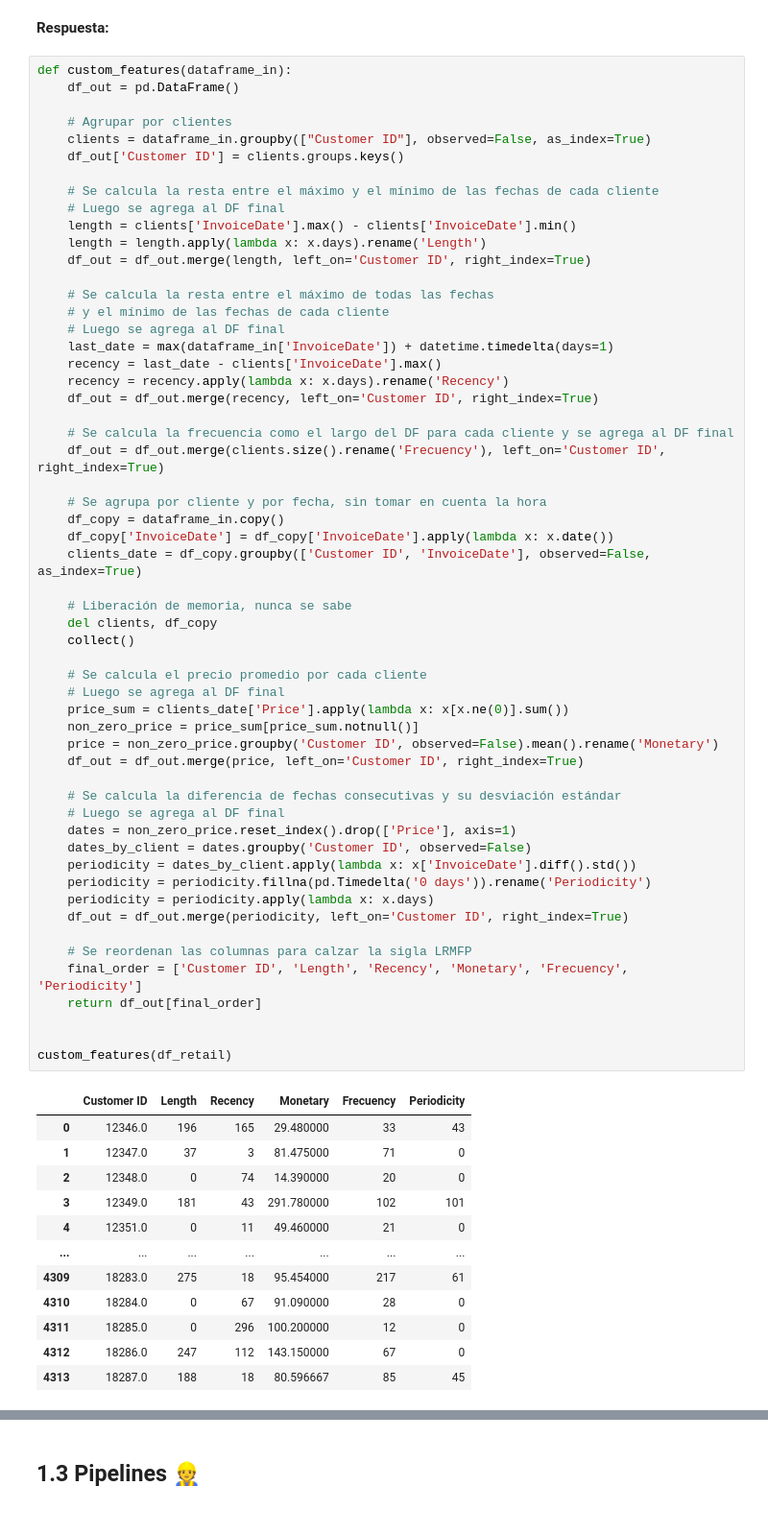
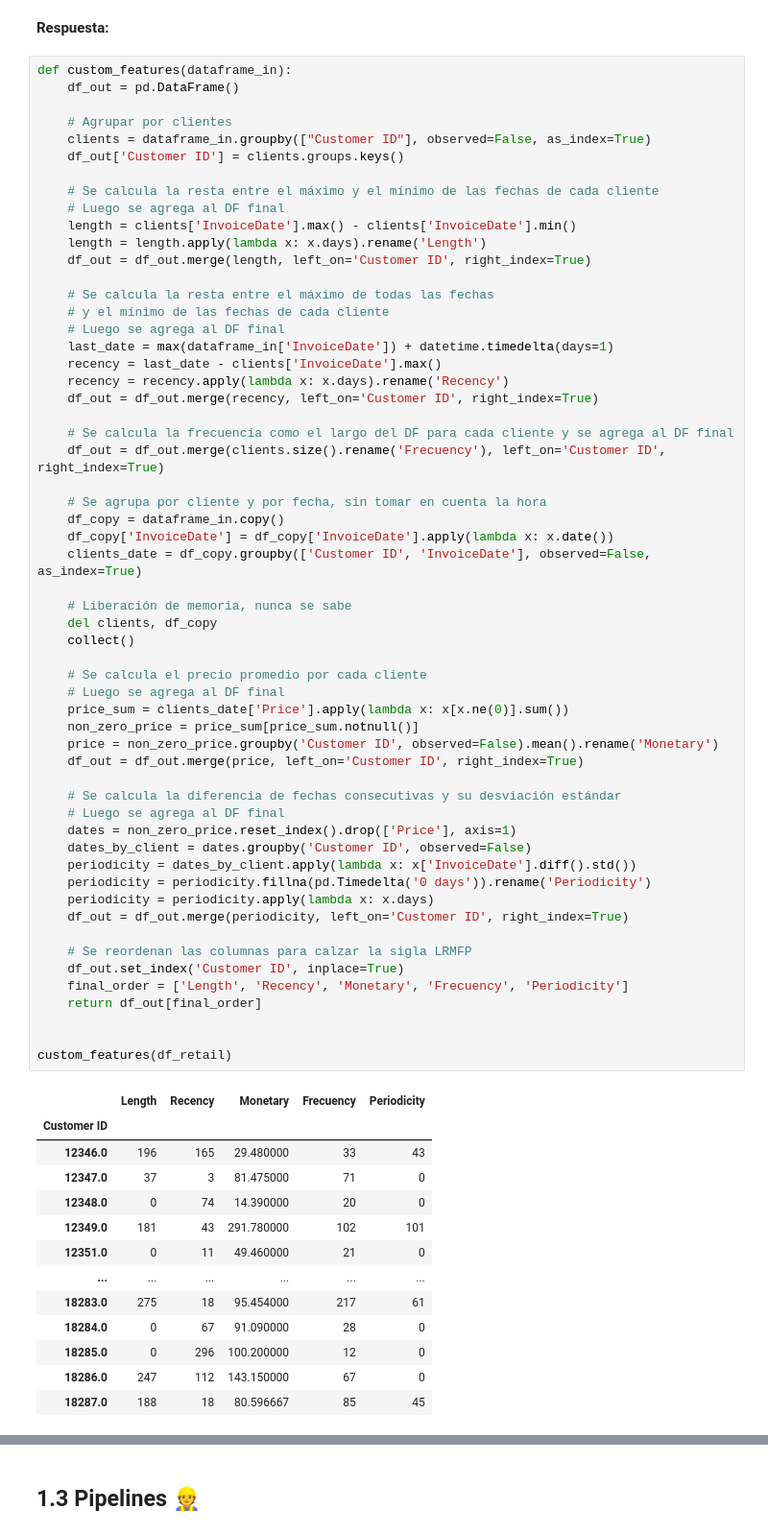
Before and after one commit to nicoacevedor/MDS7202, a Jupyter notebook: lab7/Lab7.ipynb, the cells around one changed output, grey strips where cells are left out. Shown at 96% size. Cells and saved outputs as stored; diff of their text form.

```diff
--- a/lab7/Lab7.ipynb
+++ b/lab7/Lab7.ipynb
@@ -181,43 +181,45 @@ def custom_features(dataframe_in):
     df_copy = dataframe_in.copy()
     df_copy['InvoiceDate'] = df_copy['InvoiceDate'].apply(lambda x: x.date())
     clients_date = df_copy.groupby(['Customer ID', 'InvoiceDate'], observed=False, as_index=True)
 
     # Liberación de memoria, nunca se sabe
     del clients, df_copy
     collect()
 
     # Se calcula el precio promedio por cada cliente
     # Luego se agrega al DF final
     price_sum = clients_date['Price'].apply(lambda x: x[x.ne(0)].sum())
     non_zero_price = price_sum[price_sum.notnull()]
     price = non_zero_price.groupby('Customer ID', observed=False).mean().rename('Monetary')
     df_out = df_out.merge(price, left_on='Customer ID', right_index=True)
 
     # Se calcula la diferencia de fechas consecutivas y su desviación estándar
     # Luego se agrega al DF final
     dates = non_zero_price.reset_index().drop(['Price'], axis=1)
     dates_by_client = dates.groupby('Customer ID', observed=False)
     periodicity = dates_by_client.apply(lambda x: x['InvoiceDate'].diff().std())
     periodicity = periodicity.fillna(pd.Timedelta('0 days')).rename('Periodicity')
     periodicity = periodicity.apply(lambda x: x.days)
     df_out = df_out.merge(periodicity, left_on='Customer ID', right_index=True)
 
     # Se reordenan las columnas para calzar la sigla LRMFP
-    final_order = ['Customer ID', 'Length', 'Recency', 'Monetary', 'Frecuency', 'Periodicity']
+    df_out.set_index('Customer ID', inplace=True)
+    final_order = ['Length', 'Recency', 'Monetary', 'Frecuency', 'Periodicity']
     return df_out[final_order]
 
 
 custom_features(df_retail)
 # %% [output]
-|  | Customer ID | Length | Recency | Monetary | Frecuency | Periodicity |
-| 0 | 12346.0 | 196 | 165 | 29.480000 | 33 | 43 |
-| 1 | 12347.0 | 37 | 3 | 81.475000 | 71 | 0 |
-| 2 | 12348.0 | 0 | 74 | 14.390000 | 20 | 0 |
-| 3 | 12349.0 | 181 | 43 | 291.780000 | 102 | 101 |
-| 4 | 12351.0 | 0 | 11 | 49.460000 | 21 | 0 |
-| ... | ... | ... | ... | ... | ... | ... |
-| 4309 | 18283.0 | 275 | 18 | 95.454000 | 217 | 61 |
-| 4310 | 18284.0 | 0 | 67 | 91.090000 | 28 | 0 |
-| 4311 | 18285.0 | 0 | 296 | 100.200000 | 12 | 0 |
-| 4312 | 18286.0 | 247 | 112 | 143.150000 | 67 | 0 |
-| 4313 | 18287.0 | 188 | 18 | 80.596667 | 85 | 45 |
+|  | Length | Recency | Monetary | Frecuency | Periodicity |
+| Customer ID |  |  |  |  |  |
+| 12346.0 | 196 | 165 | 29.480000 | 33 | 43 |
+| 12347.0 | 37 | 3 | 81.475000 | 71 | 0 |
+| 12348.0 | 0 | 74 | 14.390000 | 20 | 0 |
+| 12349.0 | 181 | 43 | 291.780000 | 102 | 101 |
+| 12351.0 | 0 | 11 | 49.460000 | 21 | 0 |
+| ... | ... | ... | ... | ... | ... |
+| 18283.0 | 275 | 18 | 95.454000 | 217 | 61 |
+| 18284.0 | 0 | 67 | 91.090000 | 28 | 0 |
+| 18285.0 | 0 | 296 | 100.200000 | 12 | 0 |
+| 18286.0 | 247 | 112 | 143.150000 | 67 | 0 |
+| 18287.0 | 188 | 18 | 80.596667 | 85 | 45 |
```
Also changed, not shown: parts of 4 cells of this notebook.
